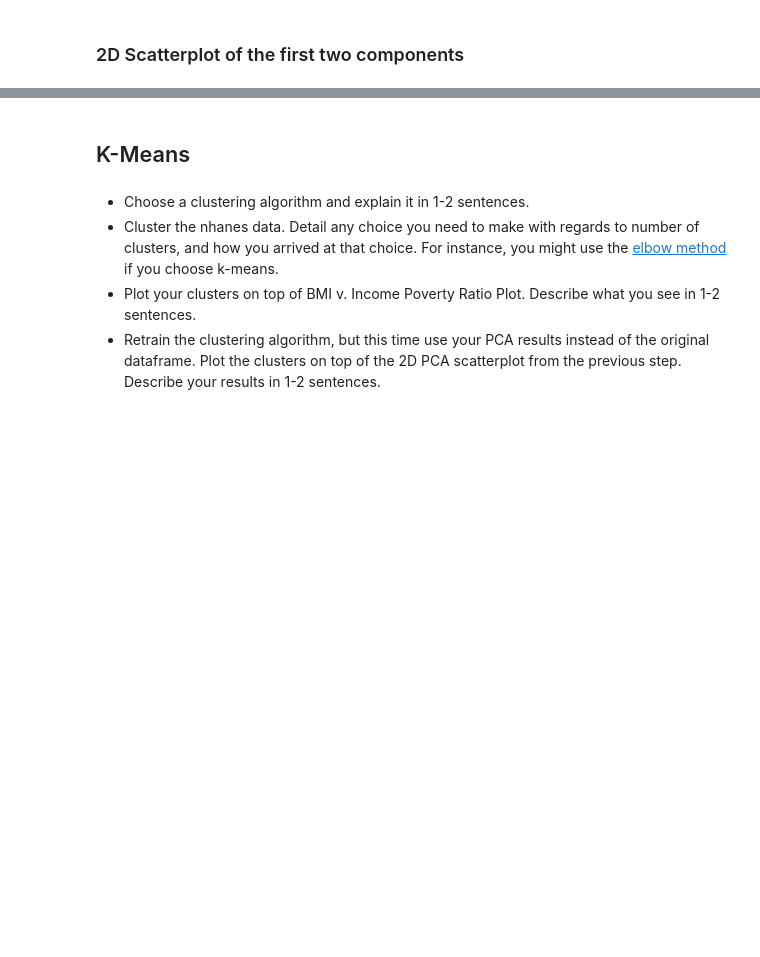
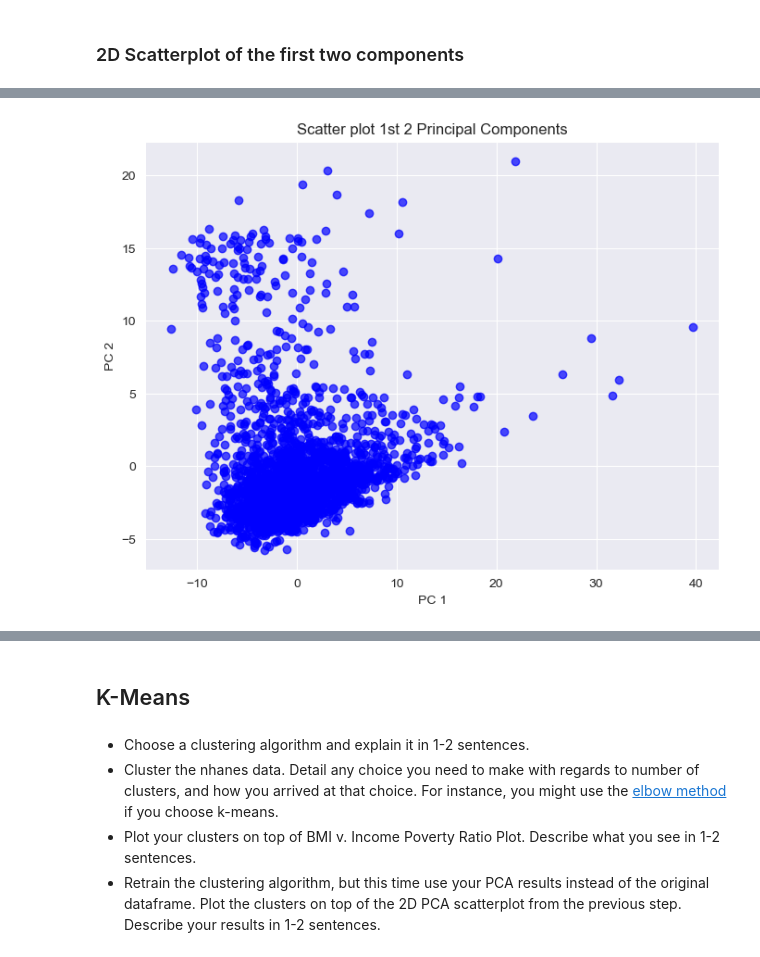
Before and after one commit to nereidagra/Computational-Social-Science-Projects, a Jupyter notebook: Project 4/Project 4 Students.ipynb, the cells around one changed output, grey strips where cells are left out. Cells and saved outputs as stored; diff of their text form; code cells hidden in the pictures; blank space fills up the shorter version.

```diff
--- a/Project 4/Project 4 Students.ipynb
+++ b/Project 4/Project 4 Students.ipynb
@@ -173,0 +269,15 @@ Number of components chosen: 86
+# %%
+#Here's a scatter plot without the color coded target.
+pca = PCA(n_components=2)
+X_pca_2d = pca.fit_transform(nhanes_scaled)  # Replace nhanes_scaled with your data
+
+# Scatter plot
+plt.figure(figsize=(8, 6))
+plt.scatter(X_pca_2d[:, 0], X_pca_2d[:, 1], alpha=0.7, color='blue')
+plt.title('Scatter plot 1st 2 Principal Components')
+plt.xlabel('PC 1')
+plt.ylabel('PC 2')
+plt.grid(True)
+plt.show()
+# %% [output]
+[figure, added]
```
Also changed, not shown: parts of 35 cells of this notebook, 1 other file.
